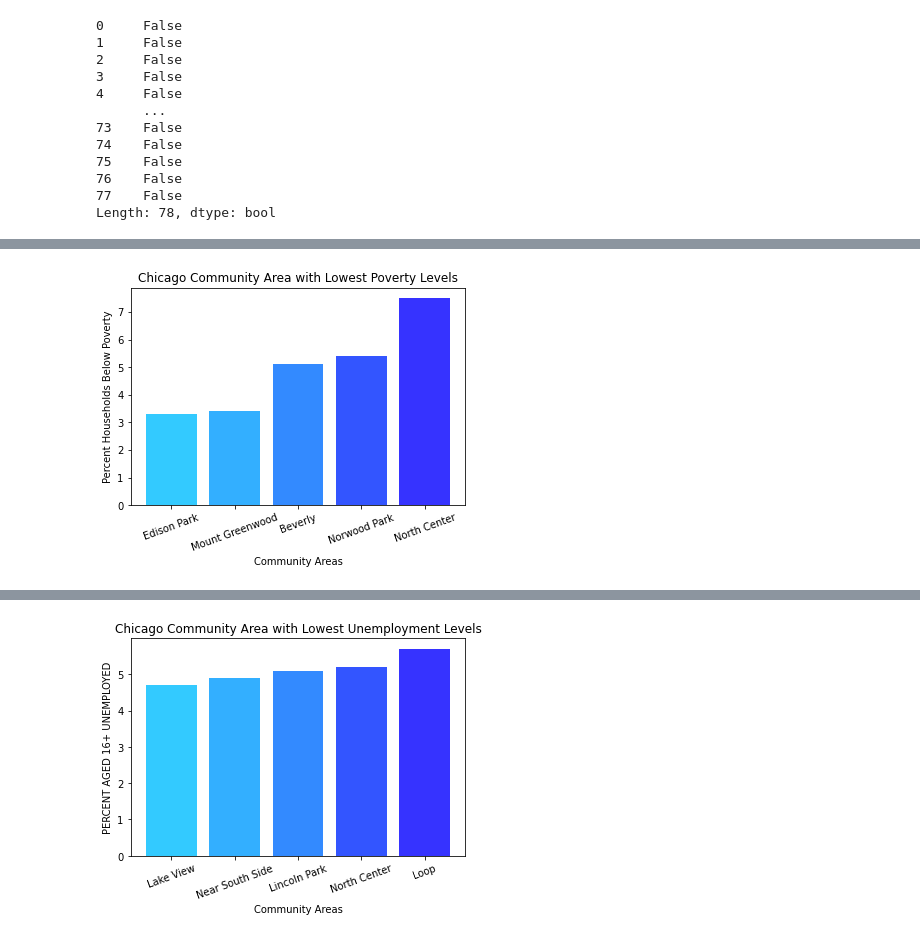
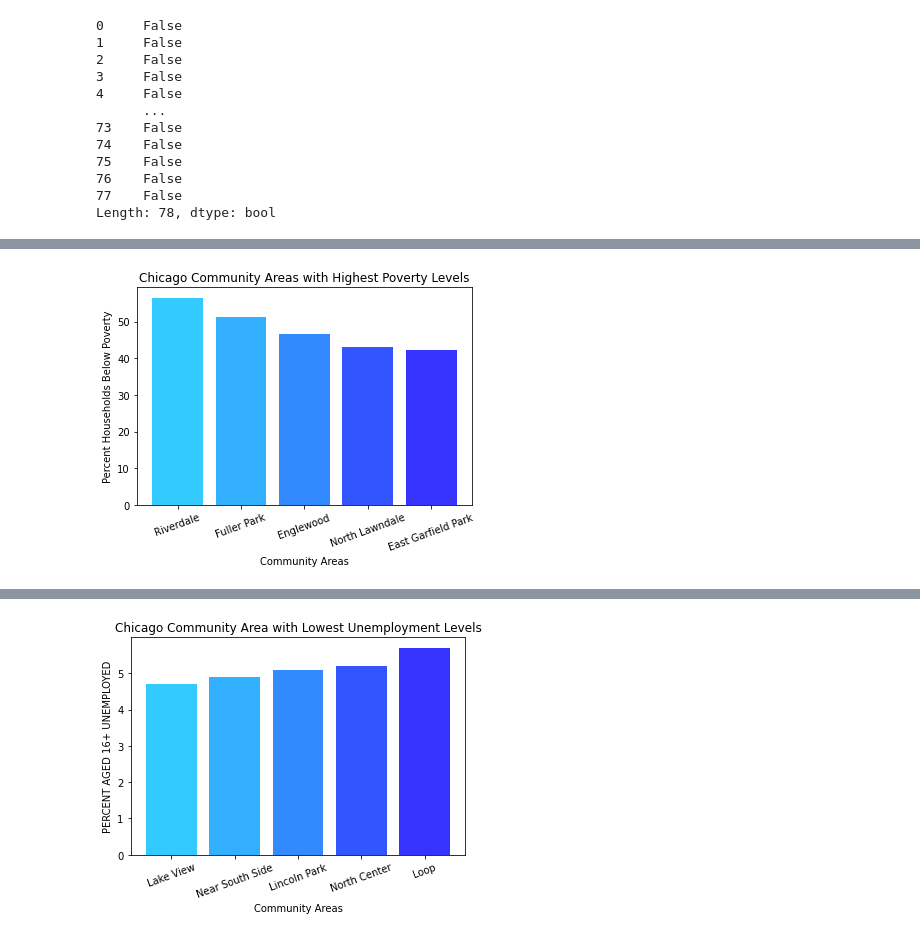
Before and after one commit to kaylajgranados/chicago_socioeconomic_status, a Jupyter notebook: EDA and Linear Regression.ipynb, the cells around one changed output, grey strips where cells are left out. Drawn from its saved outputs; the diff is of its cells as text; code cells hidden in the pictures.

```diff
--- a/EDA and Linear Regression.ipynb
+++ b/EDA and Linear Regression.ipynb
@@ -35,6 +35,7 @@ df.head()
 | 3 | 4.0 | Lincoln Square | 3.4 | 10.9 | ... |
 | 4 | 5.0 | North Center | 0.3 | 7.5 | ... |
 # %%
-#drop hardship index
-df.drop(["HARDSHIP INDEX"])
+#drop commmunity area number and hardship index
+df.drop(['Community Area Number', 'HARDSHIP INDEX'], axis = 1, inplace = True)
+df
 # %% [output]
@@ -126,24 +160,23 @@ top_p_level
 # %%
 # Bar Chart
 x = top_p_level["COMMUNITY AREA NAME"]
 y = top_p_level["PERCENT HOUSEHOLDS BELOW POVERTY"]
 
 # Create a bar chart
 colors = ['#33CAFF', '#33AFFF', '#338AFF', '#3355FF', '#3633FF']
 plt.bar(x, y, color=colors)
 
 # Add labels and title
 plt.xlabel('Community Areas')
 plt.ylabel('Percent Households Below Poverty')
-plt.title('Chicago Community Area with Lowest Poverty Levels')
+plt.title('Chicago Community Areas with Highest Poverty Levels')
 
 # Rotate X axis
 plt.xticks(rotation=20)
 
 # Show the plot
 plt.show()
 
 #What should the Y value be out of?
-#sort so that the highest one is first
 # %% [output]
-[figure, old version]
+[figure, new version]
```
Also changed, not shown: parts of 21 cells of this notebook, 1 other file.
